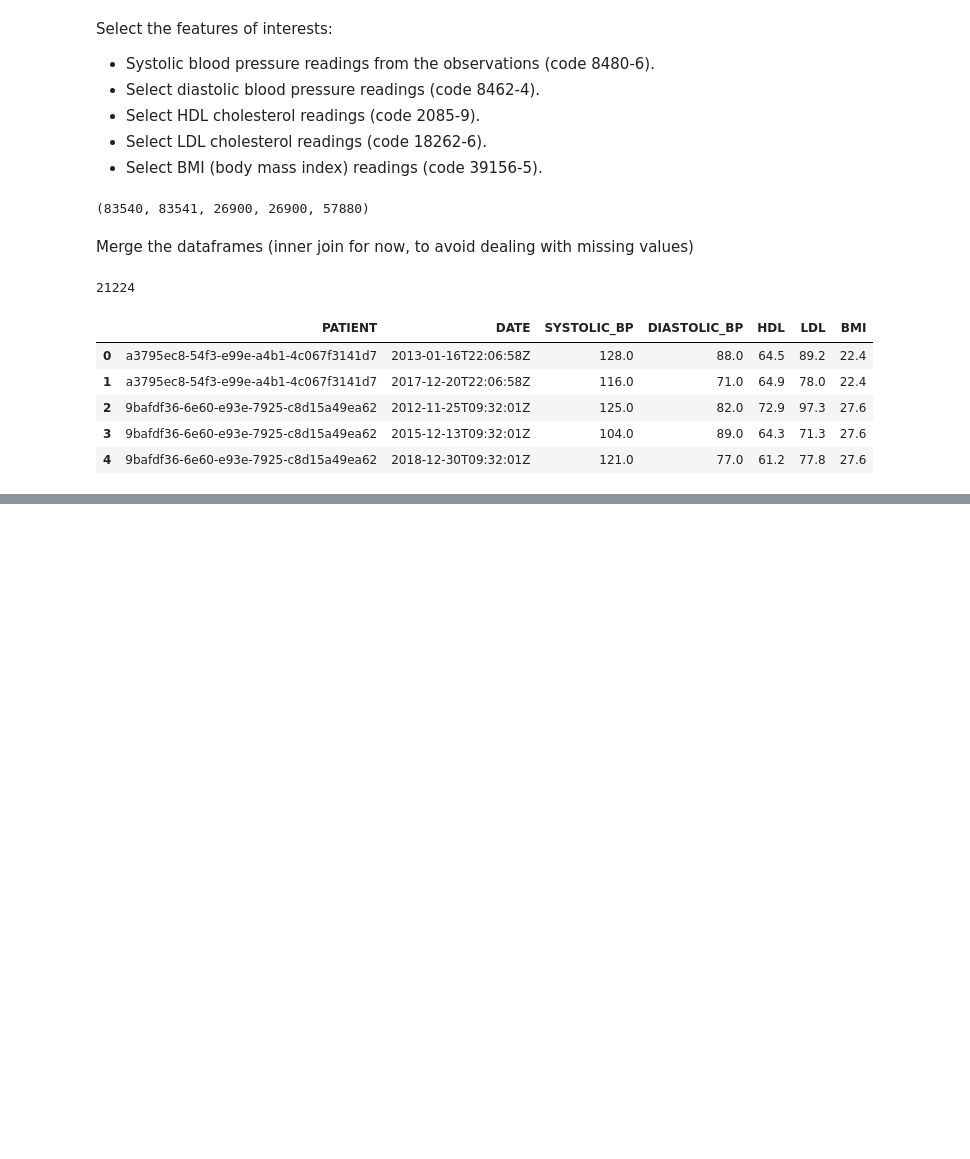
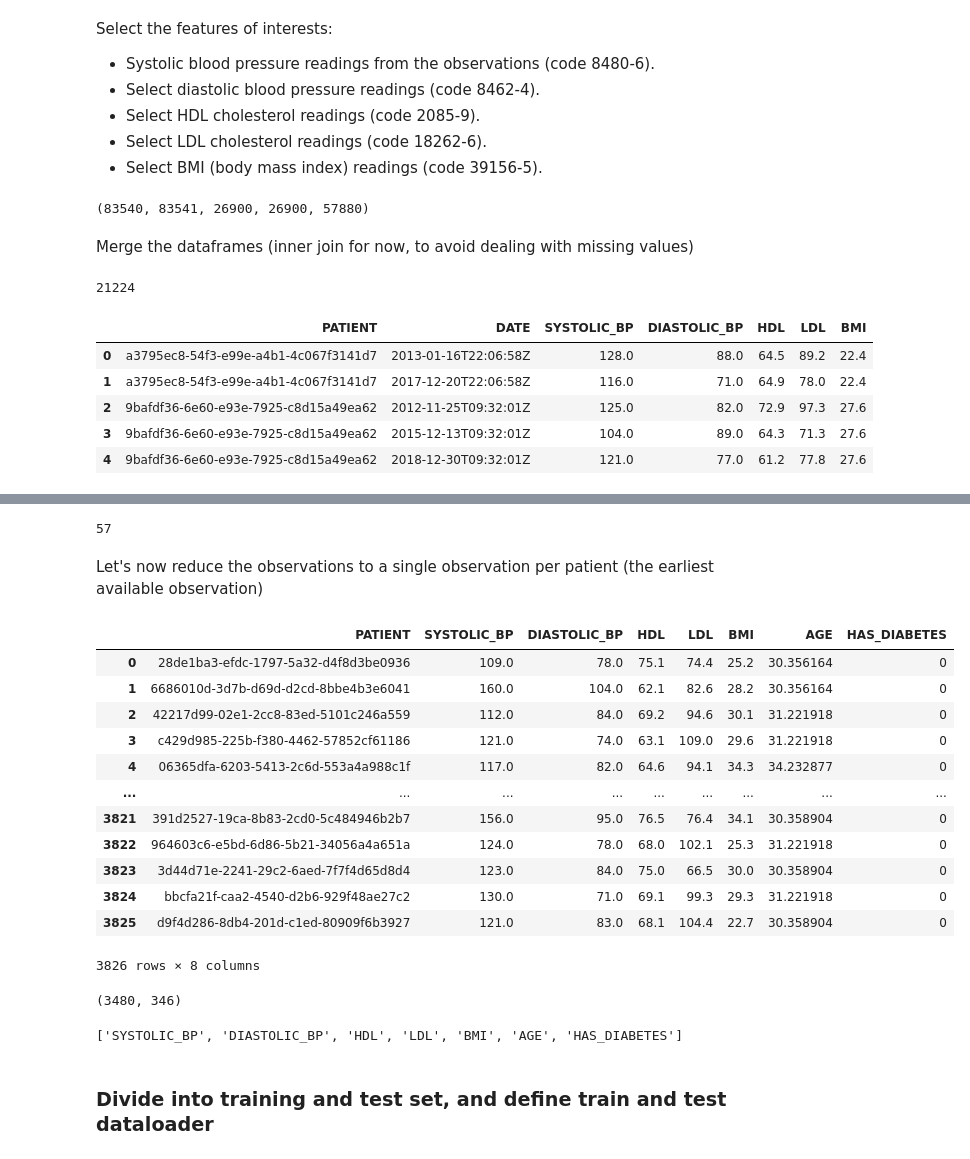
Before and after one commit to OpenMined/PyVertical, a Jupyter notebook: examples/synthea_examples/Diabetes_prediction_preprocessing.ipynb, the cells around one changed output, grey strips where cells are left out. Cells and saved outputs as stored; diff of their text form; code cells hidden in the pictures; blank space fills up the shorter version.

```diff
--- a/examples/synthea_examples/Diabetes_prediction_preprocessing.ipynb
+++ b/examples/synthea_examples/Diabetes_prediction_preprocessing.ipynb
@@ -84,0 +124,2 @@ df4.head()
+# %%
+df6["HAS_DIABETES"] = [(0 if (type(el) == float and np.isnan(el)) else 1) for el in list(df6["START"])]
@@ -84,0 +138,46 @@ df4.head()
+# %%
+def date_to_int(string_date):
+    #a date can also be nan (float type)
+    return int(string_date.replace("-", "")) if type(string_date) == str else 0
+def col_date_to_int(col_date):
+    return list(map(date_to_int, col_date))
+
+df6["temp_date"] = col_date_to_int(df6["DATE"])
+df6["temp_start"] = col_date_to_int(df6["START"])
+# %%
+df_with_diab = df6[df6.HAS_DIABETES == 1]
+df_to_discard = df_with_diab[df_with_diab["temp_start"] > df_with_diab["temp_date"]]
+len(df_to_discard)
+# %% [output]
+57
+# %%
+df7 = df6.drop(index = df_to_discard.index, inplace=False).reset_index().drop(columns=["index"])
+# %% [markdown]
+Let's now reduce the observations to a single observation per patient (the earliest available observation)
+# %%
+df7.sort_values(by=["temp_date"], axis=0, inplace=True)
+df7.reset_index(inplace=True)
+df7 = df7.drop(columns="index")
+df7["OBS_INDEX"] = df7.groupby(["PATIENT"]).cumcount()+1
+df8 = df7[df7.OBS_INDEX == 1]
+df8.reset_index(inplace=True)
+df8 = df8.drop(columns=["index", "temp_date", "temp_start", "OBS_INDEX", "START", "DATE"])
+df8
+# %% [output]
+|  | PATIENT | SYSTOLIC_BP | DIASTOLIC_BP | HDL | LDL | BMI | AGE | HAS_DIABETES |
+| 0 | 28de1ba3-efdc-1797-5a32-d4f8d3be0936 | 109.0 | 78.0 | 75.1 | 74.4 | 25.2 | 30.356164 | 0 |
+| 1 | 6686010d-3d7b-d69d-d2cd-8bbe4b3e6041 | 160.0 | 104.0 | 62.1 | 82.6 | 28.2 | 30.356164 | 0 |
+| 2 | 42217d99-02e1-2cc8-83ed-5101c246a559 | 112.0 | 84.0 | 69.2 | 94.6 | 30.1 | 31.221918 | 0 |
+| 3 | c429d985-225b-f380-4462-57852cf61186 | 121.0 | 74.0 | 63.1 | 109.0 | 29.6 | 31.221918 | 0 |
+| 4 | 06365dfa-6203-5413-2c6d-553a4a988c1f | 117.0 | 82.0 | 64.6 | 94.1 | 34.3 | 34.232877 | 0 |
+| ... | ... | ... | ... | ... | ... | ... | ... | ... |
+| 3821 | 391d2527-19ca-8b83-2cd0-5c484946b2b7 | 156.0 | 95.0 | 76.5 | 76.4 | 34.1 | 30.358904 | 0 |
+| 3822 | 964603c6-e5bd-6d86-5b21-34056a4a651a | 124.0 | 78.0 | 68.0 | 102.1 | 25.3 | 31.221918 | 0 |
+| 3823 | 3d44d71e-2241-29c2-6aed-7f7f4d65d8d4 | 123.0 | 84.0 | 75.0 | 66.5 | 30.0 | 30.358904 | 0 |
+| 3824 | bbcfa21f-caa2-4540-d2b6-929f48ae27c2 | 130.0 | 71.0 | 69.1 | 99.3 | 29.3 | 31.221918 | 0 |
+| 3825 | d9f4d286-8db4-201d-c1ed-80909f6b3927 | 121.0 | 83.0 | 68.1 | 104.4 | 22.7 | 30.358904 | 0 |
+3826 rows × 8 columns
+# %%
+list(df8["HAS_DIABETES"]).count(0), list(df8["HAS_DIABETES"]).count(1)
+# %% [output]
+(3480, 346)
@@ -84,0 +187,6 @@ df4.head()
+# %%
+list(df9.columns)
+# %% [output]
+['SYSTOLIC_BP', 'DIASTOLIC_BP', 'HDL', 'LDL', 'BMI', 'AGE', 'HAS_DIABETES']
+# %% [markdown]
+### Divide into training and test set, and define train and test dataloader
```
Also changed, not shown: parts of 19 cells of this notebook.
